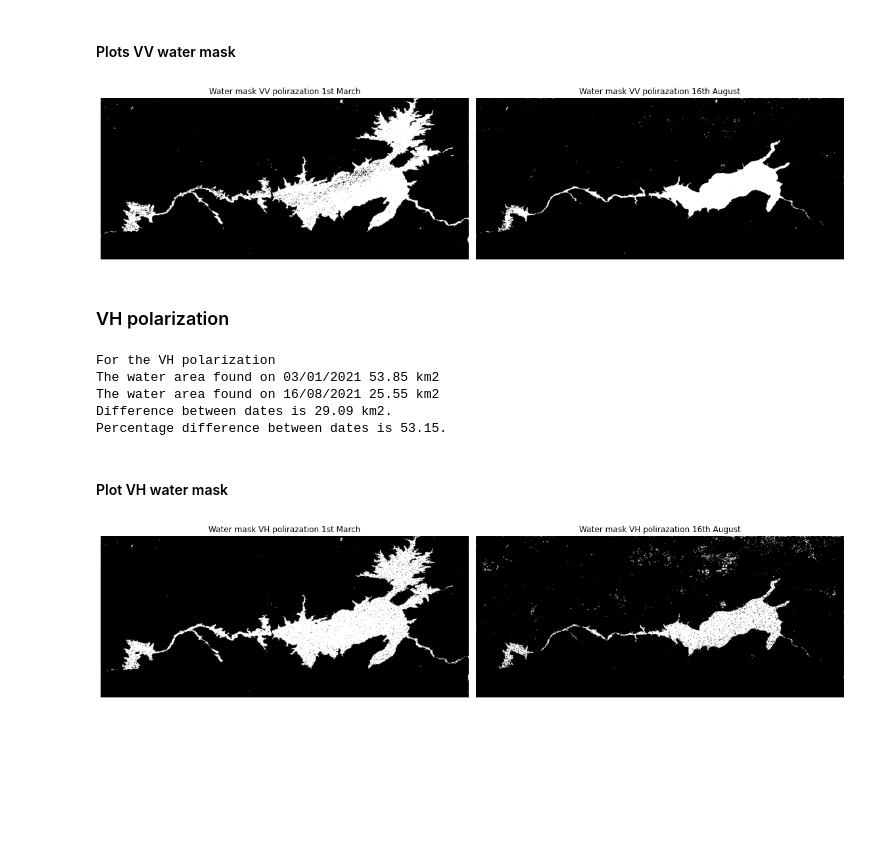
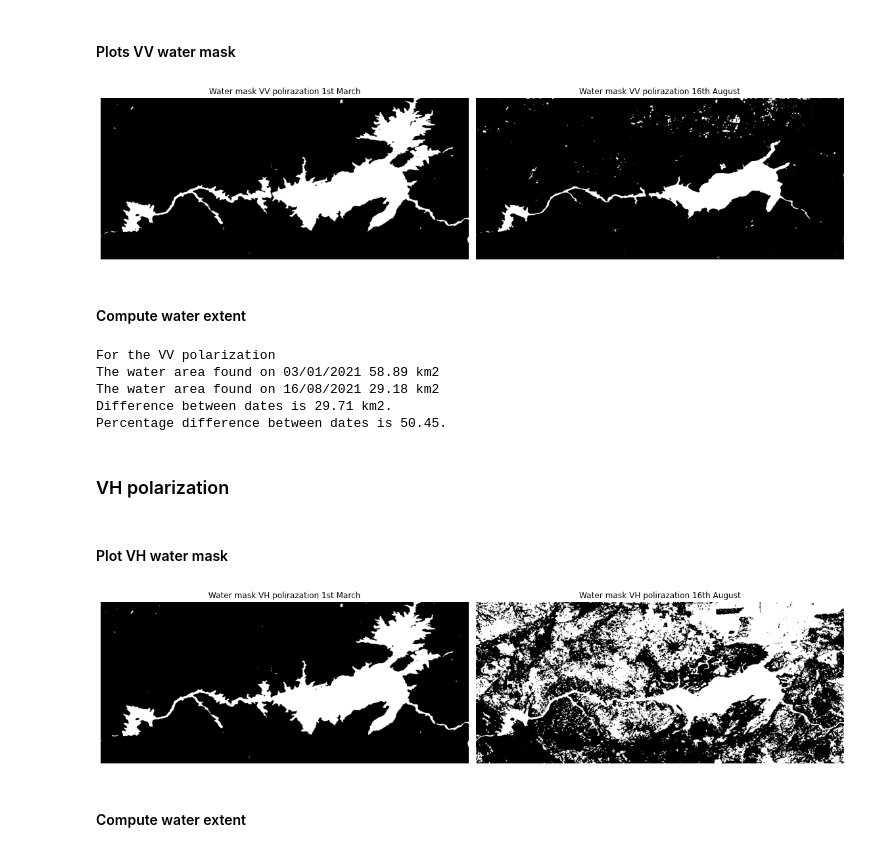
Before and after one commit to mchaper/water_extent_SAR, a Jupyter notebook: sar_exercise.ipynb, the cells around one changed output. Drawn from its saved outputs; the diff is of its cells as text; code cells hidden in the pictures; blank space fills up the shorter version.

Commit message:
Classification via kmeans

```diff
--- a/sar_exercise.ipynb
+++ b/sar_exercise.ipynb
@@ -73,11 +73,11 @@ plt.show()
 # %% [markdown]
 ## Speckle filtering of the clipped images
 # %%
-filter_input_image_VV_path_0301 =  speckle_filter(clip_input_image_VV_path_0301)
-filter_input_image_VV_path_0816 =  speckle_filter(clip_input_image_VV_path_0816)
+filter_input_image_VV_path_0301 =  speckle_filter(clip_input_image_VV_path_0301,window_size=10)
+filter_input_image_VV_path_0816 =  speckle_filter(clip_input_image_VV_path_0816,window_size=10)
 
-filter_input_image_VH_path_0301 =  speckle_filter(clip_input_image_VH_path_0301)
-filter_input_image_VH_path_0816 =  speckle_filter(clip_input_image_VH_path_0816)
+filter_input_image_VH_path_0301 =  speckle_filter(clip_input_image_VH_path_0301,window_size=10)
+filter_input_image_VH_path_0816 =  speckle_filter(clip_input_image_VH_path_0816,window_size=7)
 # %% [markdown]
 #### Plots speckle filter
 # %%
@@ -139,10 +118,13 @@ Percentage difference between dates is 53.15.
+# %%
+classified_VV_path_0301 = kmeans_cluster(filter_input_image_VV_path_0301,2)
+classified_VV_path_0816 = kmeans_cluster(filter_input_image_VV_path_0816,2)
 # %% [markdown]
 #### Plots VV water mask
 # %%
 # Specify the paths to the Sentinel-1 image files
 image_files = {
-    'VV polirazation 1st March':bitmask_VV_path_0301,
-    'VV polirazation 16th August':bitmask_VV_path_0816
+    'VV polirazation 1st March':classified_VV_path_0301,
+    'VV polirazation 16th August':classified_VV_path_0816
 }
 # Create a subplot with a 2 by 2 layout
 fig, axs = plt.subplots(1, 2, figsize=(16, 10))
@@ -166,57 +148,63 @@ plt.tight_layout()
 # Display the plot
 plt.show()
 # %% [output]
-[figure, old version]
+[figure, new version]
+# %% [markdown]
+#### Compute water extent
+# %%
+
+area_VV_km2_0301 = count_water_extent(classified_VV_path_0301)
+area_VV_km2_0816 = count_water_extent(classified_VV_path_0816)
+print('For the VV polarization')
+print('The water area found on 03/01/2021 {area} km2'.format(area = round(area_VV_km2_0301,2)))
+print('The water area found on 16/08/2021 {area} km2'.format(area = round(area_VV_km2_0816,2)))
+
+difference_VV = area_VV_km2_0301 - area_VV_km2_0816
+print('Difference between dates is {difference} km2.'.format(difference = round(difference_VV,2)))
+
+percentage_difference = (difference_VV / area_VV_km2_0301 ) * 100
+print('Percentage difference between dates is {percentage_difference}.'.format(percentage_difference = round(percentage_difference,2)))
+# %% [output]
+For the VV polarization
+The water area found on 03/01/2021 58.89 km2
+The water area found on 16/08/2021 29.18 km2
+Difference between dates is 29.71 km2.
+Percentage difference between dates is 50.45.
 # %% [markdown]
 ### VH polarization
-# %%
-water_threshold_vh = 14 # threshold obtained from visual inspection in QGIS
-
-bitmask_VH_path_0301,area_VH_km2_0301 = get_water_mask(filter_input_image_VH_path_0301, water_threshold_vh)
-bitmask_VH_path_0816,area_VH_km2_0816 = get_water_mask(filter_input_image_VH_path_0816, water_threshold_vh)
-print('For the VH polarization')
-print('The water area found on 03/01/2021 {area} km2'.format(area = round(area_VH_km2_0301,2)))
-print('The water area found on 16/08/2021 {area} km2'.format(area = round(area_VH_km2_0816,2)))
-
-difference_VV = area_VV_km2_0301 - area_VV_km2_0816
-print('Difference between dates is {difference} km2.'.format(difference = round(difference_VV,2)))
-
-percentage_difference = (difference_VV / area_VV_km2_0301 ) * 100
-print('Percentage difference between dates is {percentage_difference}.'.format(percentage_difference = round(percentage_difference,2)))
-# %% [output]
-For the VH polarization
-The water area found on 03/01/2021 53.85 km2
-The water area found on 16/08/2021 25.55 km2
-Difference between dates is 29.09 km2.
-Percentage difference between dates is 53.15.
+# %%
+classified_VH_path_0301 = kmeans_cluster(filter_input_image_VH_path_0301,2)
+classified_VH_path_0816 = kmeans_cluster(filter_input_image_VH_path_0816,2)
 # %% [markdown]
 #### Plot VH water mask
 # %%
 # Specify the paths to the Sentinel-1 image files
 image_files = {
-    'VH polirazation 1st March':bitmask_VH_path_0301,
-    'VH polirazation 16th August':bitmask_VH_path_0816
+    'VH polirazation 1st March':classified_VH_path_0301,
+    'VH polirazation 16th August':classified_VH_path_0816
 }
 # Create a subplot with a 2 by 2 layout
 fig, axs = plt.subplots(1, 2, figsize=(16, 10))
 
 # Loop through the image files and plot them in the subplots
 for i, (title, image_file) in enumerate(image_files.items()):
     # Open the image using rasterio
     with rasterio.open(image_file) as src:
         # Read the image as a numpy array
         image_array = src.read(1)
 
     # Plot the image in the corresponding subplot
     ax = axs[i]
     ax.imshow(image_array, cmap='gray')
     ax.set_title(f'Water mask {title}')
     ax.axis('off')
 
 # Adjust the spacing between subplots
 plt.tight_layout()
 
 # Display the plot
 plt.show()
 # %% [output]
-[figure, old version]
+[figure, new version]
+# %% [markdown]
+#### Compute water extent
```
Also changed, not shown: parts of 5 cells of this notebook, 1 other file.
